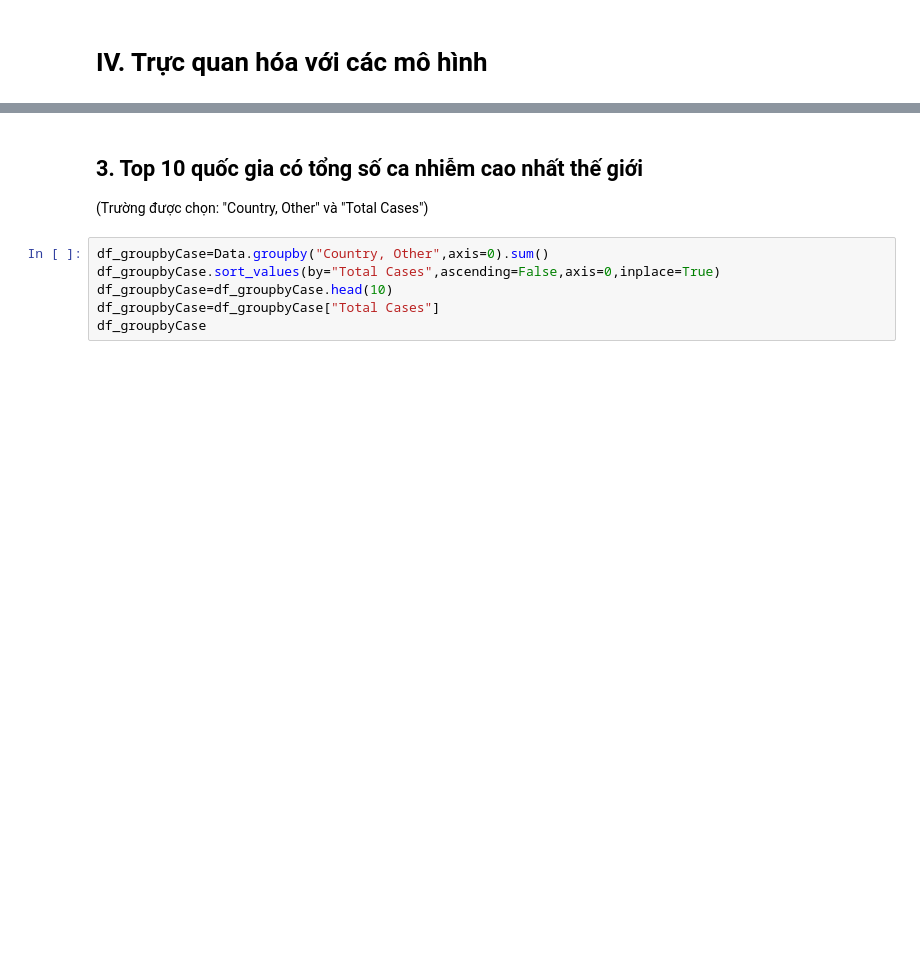
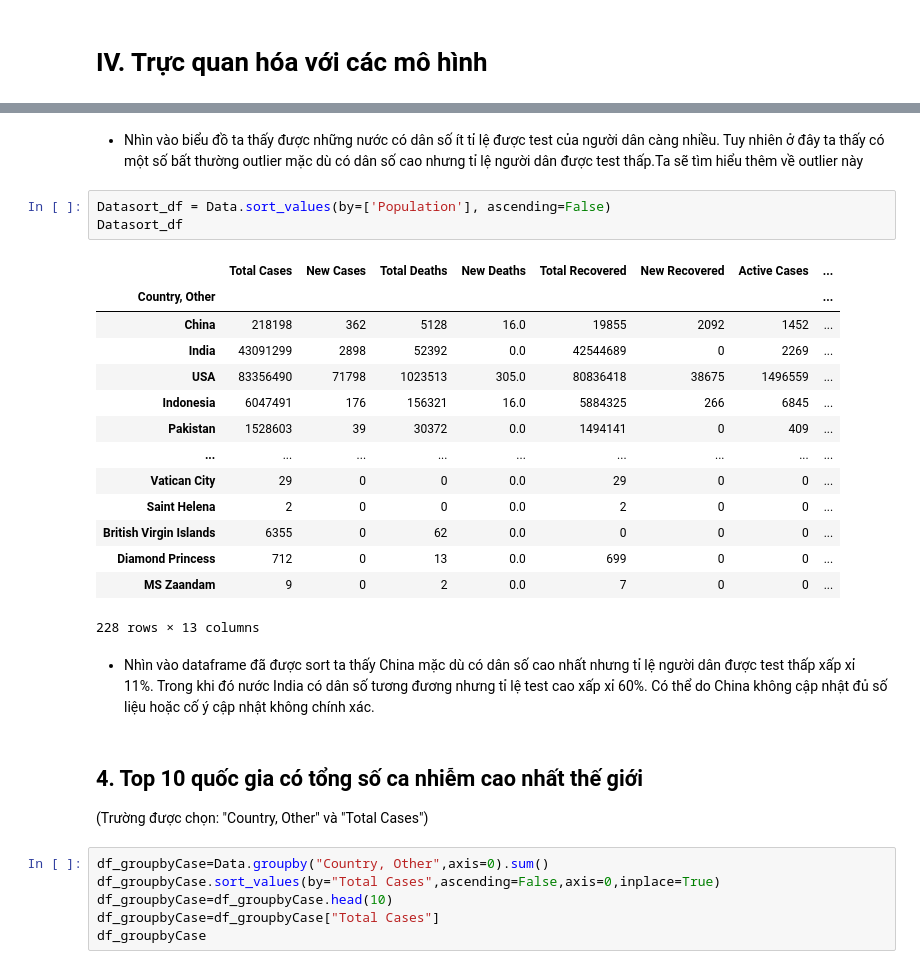
Before and after one commit to huungociter/VISUALIZE-CORONA, a Jupyter notebook: Data_Visualize.ipynb, the cells around one changed output, grey strips where cells are left out. Cells and saved outputs as stored; diff of their text form; blank space fills up the shorter version.

```diff
--- a/Data_Visualize.ipynb
+++ b/Data_Visualize.ipynb
@@ -102,5 +89,27 @@ Deadpercent_df
+# %% [markdown]
+- Nhìn vào biểu đồ ta thấy được những nước có dân số ít tỉ lệ được test của người dân càng nhiều. Tuy nhiên ở đây ta thấy có một số bất thường outlier mặc dù có dân số cao nhưng tỉ lệ người dân được test thấp.Ta sẽ tìm hiểu thêm về outlier này
+# %%
+Datasort_df = Data.sort_values(by=['Population'], ascending=False)
+Datasort_df
+# %% [output]
+|  | Total Cases | New Cases | Total Deaths | New Deaths | Total Recovered | New Recovered | Active Cases | ... |
+| Country, Other |  |  |  |  |  |  |  | ... |
+| China | 218198 | 362 | 5128 | 16.0 | 19855 | 2092 | 1452 | ... |
+| India | 43091299 | 2898 | 52392 | 0.0 | 42544689 | 0 | 2269 | ... |
+| USA | 83356490 | 71798 | 1023513 | 305.0 | 80836418 | 38675 | 1496559 | ... |
+| Indonesia | 6047491 | 176 | 156321 | 16.0 | 5884325 | 266 | 6845 | ... |
+| Pakistan | 1528603 | 39 | 30372 | 0.0 | 1494141 | 0 | 409 | ... |
+| ... | ... | ... | ... | ... | ... | ... | ... | ... |
+| Vatican City | 29 | 0 | 0 | 0.0 | 29 | 0 | 0 | ... |
+| Saint Helena | 2 | 0 | 0 | 0.0 | 2 | 0 | 0 | ... |
+| British Virgin Islands | 6355 | 0 | 62 | 0.0 | 0 | 0 | 0 | ... |
+| Diamond Princess | 712 | 0 | 13 | 0.0 | 699 | 0 | 0 | ... |
+| MS Zaandam | 9 | 0 | 2 | 0.0 | 7 | 0 | 0 | ... |
+228 rows × 13 columns
+# %% [markdown]
+- Nhìn vào dataframe đã được sort ta thấy China mặc dù có dân số cao nhất nhưng tỉ lệ người dân được test thấp xấp xỉ 11%. Trong khi đó nước India có dân số tương đương nhưng tỉ lệ test cao xấp xỉ 60%. Có thể do China không cập nhật đủ số liệu hoặc cố ý cập nhật không chính xác.
 # %% [markdown]
-## 3. Top 10 quốc gia có tổng số ca nhiễm cao nhất thế giới
+## 4. Top 10 quốc gia có tổng số ca nhiễm cao nhất thế giới
 
 (Trường được chọn: "Country, Other" và "Total Cases")
 # %%
```
Also changed, not shown: parts of 22 cells of this notebook, 1 other file.
